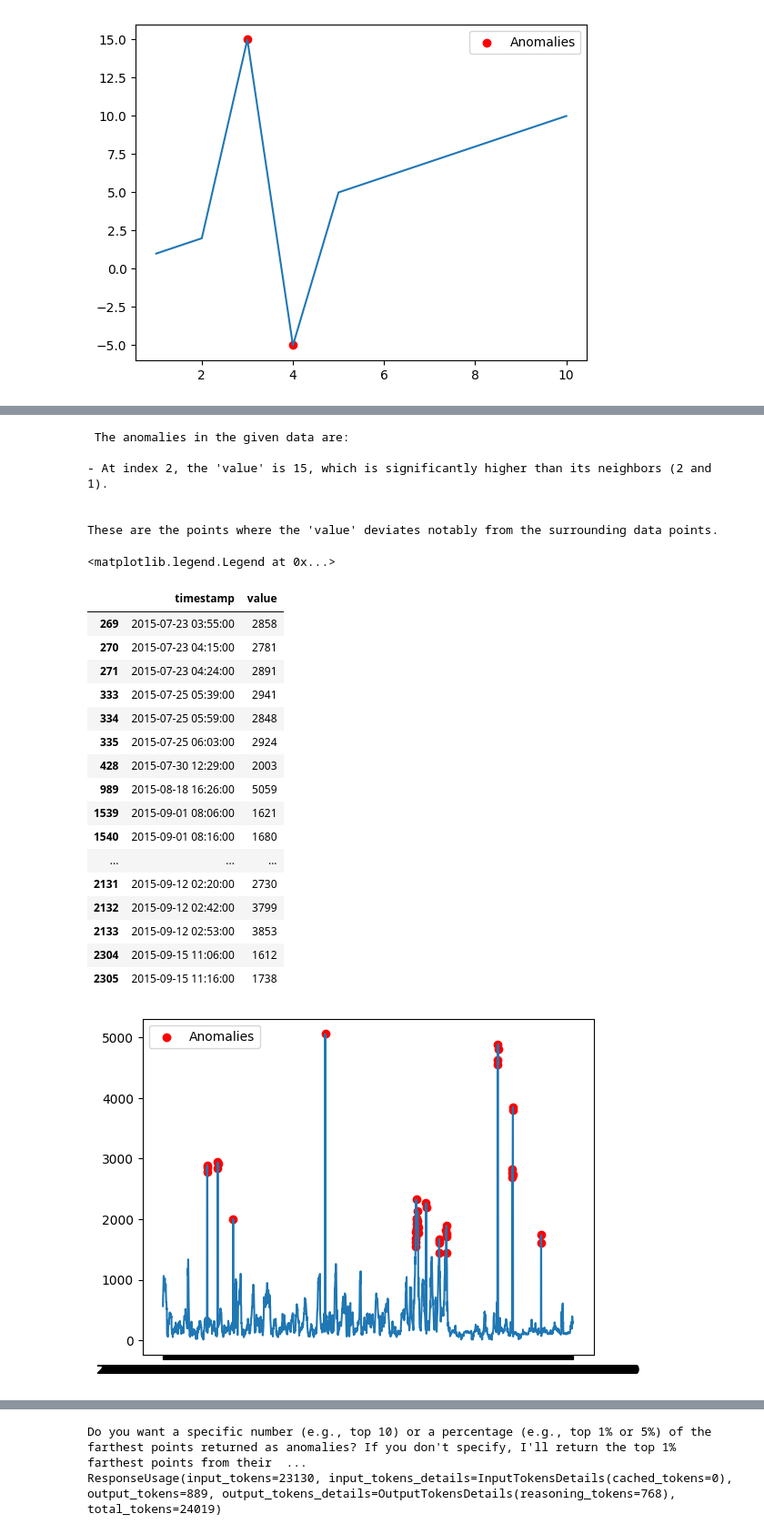
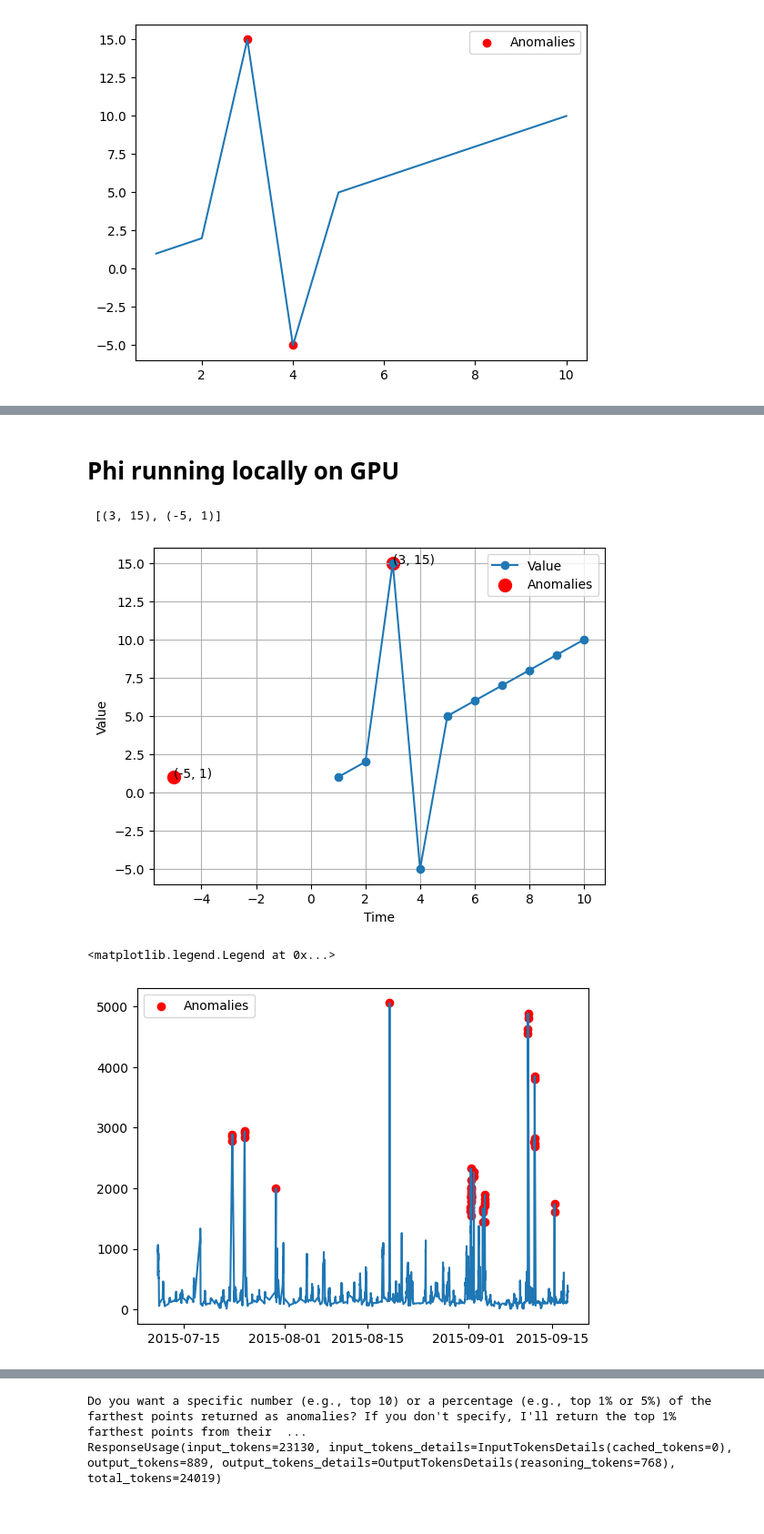
Before and after one commit to rolester/AIvsML, a Jupyter notebook: AnomolyDetection.ipynb, the cells around one changed output, grey strips where cells are left out. Shown at 91% size. Saved outputs shown, nothing was run; the diff lists cells and outputs as text; code cells hidden in the pictures.

```diff
--- a/AnomolyDetection.ipynb
+++ b/AnomolyDetection.ipynb
@@ -57,3 +84,5 @@ time = 4, value = -5
+# %% [markdown]
+# Phi running locally on GPU
 # %%
 import openai
 from foundry_local import FoundryLocalManager
@@ -75,73 +104,77 @@ client = openai.OpenAI(
 # Set the model to use and generate a streaming response
 stream = client.chat.completions.create(
     model=manager.get_model_info(alias).id,
-    messages=[{"role": "user", "content": "Take this data and tell me the anaomolies (just the anomolies not your working out) ''time': [1,2,3,4,5,6,7,8,9,10] 'value': [1,2,15,-5,5,6,7,8,9,10]"}],
-    stream=True,
+    messages=[{"role": "user", "content": "Take this data and tell me the anaomolies (just the anomolies not your working out) ''time': [1,2,3,4,5,6,7,8,9,10] 'value': [1,2,15,-5,5,6,7,8,9,10]. Output the results in this format [(#, #), (#, #)] Nothing else just the anomolies in the format [(#, #), (#, #)]"}],
+    #stream=True,
+    stream = False,
     max_tokens=4000,
     temperature=0.7,
     top_p=0.9,
 )
 
-# Print the streaming response
-for chunk in stream:
-    if chunk.choices[0].delta.content is not None:
-        print(chunk.choices[0].delta.content, end="", flush=True)
+print(stream.choices[0].message.content)
+
+import matplotlib.pyplot as plt
+
+time = [1,2,3,4,5,6,7,8,9,10]
+value = [1,2,15,-5,5,6,7,8,9,10]
+
+import ast
+anomalies = ast.literal_eval(stream.choices[0].message.content)
+
+plt.plot(time, value, marker='o', label='Value')
+
+ax = [x for x, y in anomalies]
+ay = [y for x, y in anomalies]
+
+plt.scatter(ax, ay, color='red', s=100, label='Anomalies')
+
+for x, y in anomalies:
+    plt.annotate(f'({x}, {y})', (x, y))
+
+plt.xlabel("Time")
+plt.ylabel("Value")
+plt.legend()
+plt.grid(True)
+plt.show()
 # %% [output]
- The anomalies in the given data are:
-
-- At index 2, the 'value' is 15, which is significantly higher than its neighbors (2 and 1).
-
-
-These are the points where the 'value' deviates notably from the surrounding data points.
+ [(3, 15), (-5, 1)]
+[figure, added]
 # %%
 import pandas as pd
 df = pd.read_csv('data\TravelTime_387.csv')
+
+#convert the timestamp column to datetime format
+df['timestamp'] = pd.to_datetime(df['timestamp'])
 # %%
 #Import packages
 import pandas as pd
 import matplotlib.pyplot as plt
 from sklearn.ensemble import IsolationForest
 
 data = df
 
 #Plot data
 plt.plot(data['timestamp'], data['value'])
 
 #Fit the model
 clf = IsolationForest(max_samples=100, random_state=50, contamination=0.02)
 clf.fit(data['value'].values.reshape(-1,1))
 
 #Create a list of anomalies
 anomaly = clf.predict(data['value'].values.reshape(-1,1))
 
 #Create a list of anomalous data points
 anomaly_data = data[anomaly == -1]
 
 #Plot anomalies
 plt.scatter(anomaly_data['timestamp'], anomaly_data['value'], color='r', label = 'Anomalies')
 display(plt.legend())
 
-anomaly_data
+#anomaly_data
 # %% [output]
 <matplotlib.legend.Legend at 0x...>
-|  | timestamp | value |
-| 269 | 2015-07-23 03:55:00 | 2858 |
-| 270 | 2015-07-23 04:15:00 | 2781 |
-| 271 | 2015-07-23 04:24:00 | 2891 |
-| 333 | 2015-07-25 05:39:00 | 2941 |
-| 334 | 2015-07-25 05:59:00 | 2848 |
-| 335 | 2015-07-25 06:03:00 | 2924 |
-| 428 | 2015-07-30 12:29:00 | 2003 |
-| 989 | 2015-08-18 16:26:00 | 5059 |
-| 1539 | 2015-09-01 08:06:00 | 1621 |
-| 1540 | 2015-09-01 08:16:00 | 1680 |
-| ... | ... | ... |
-| 2131 | 2015-09-12 02:20:00 | 2730 |
-| 2132 | 2015-09-12 02:42:00 | 3799 |
-| 2133 | 2015-09-12 02:53:00 | 3853 |
-| 2304 | 2015-09-15 11:06:00 | 1612 |
-| 2305 | 2015-09-15 11:16:00 | 1738 |
-[figure, old version]
+[figure, new version]
 # %%
 from openai import AzureOpenAI
 from azure.identity import DefaultAzureCredential, get_bearer_token_provider
```
Also changed, not shown: parts of 4 cells of this notebook, 8 other files.
